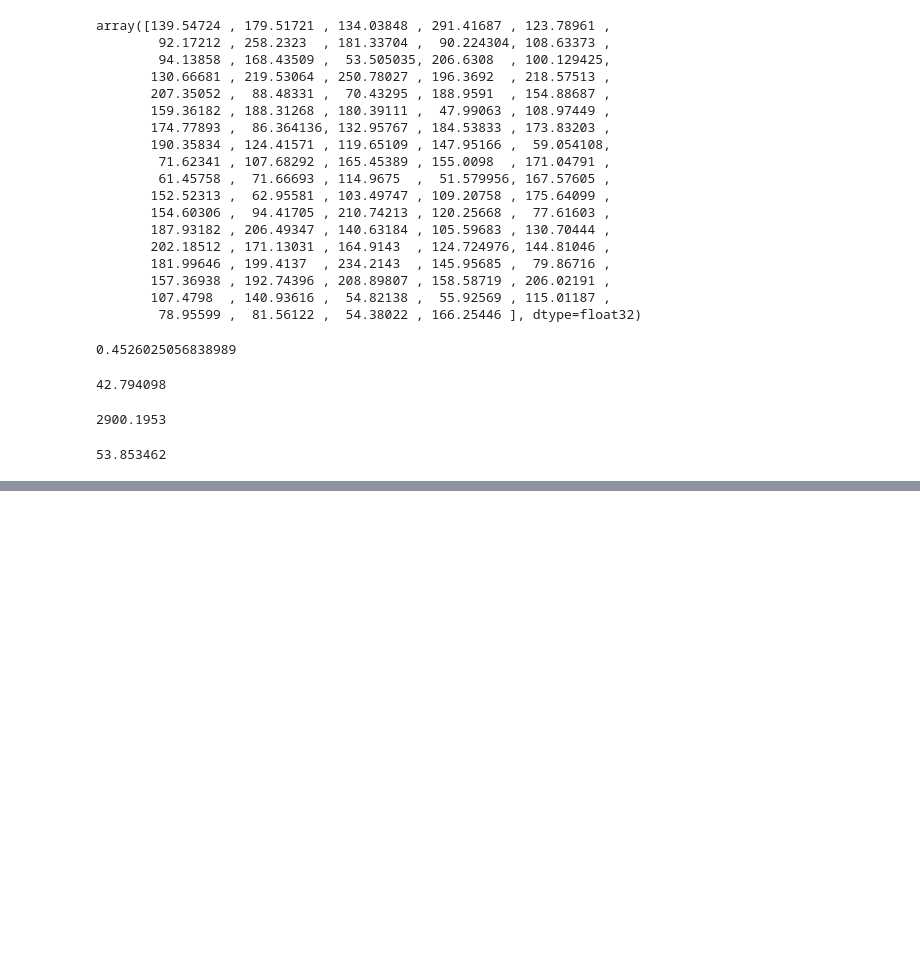
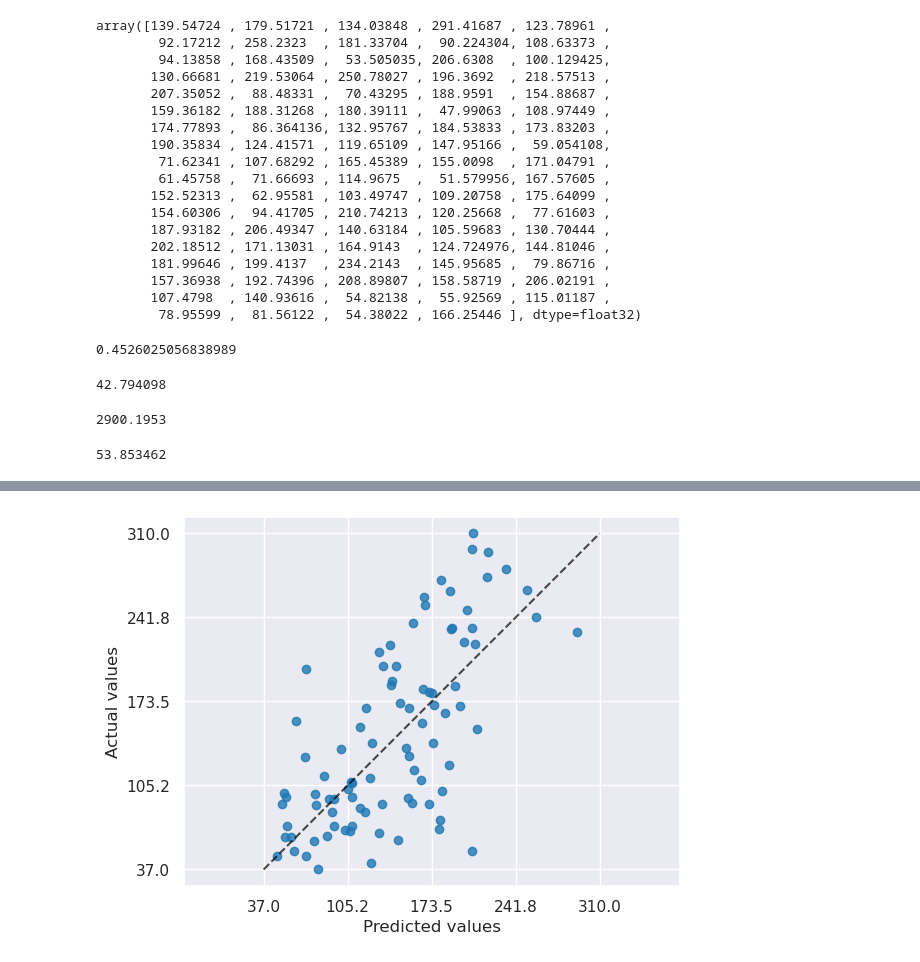
Before and after one commit to PauloViniciusR/Modelos_regressao, a Jupyter notebook: notebooks/02_regressao_linear.ipynb, the cells around one changed output, grey strips where cells are left out. Saved outputs shown, nothing was run; the diff lists cells and outputs as text; code cells hidden in the pictures; blank space fills up the shorter version.

```diff
--- a/notebooks/02_regressao_linear.ipynb
+++ b/notebooks/02_regressao_linear.ipynb
@@ -304,0 +302,8 @@ root_mean_squared_error(y_test, y_pred)
+# %%
+PredictionErrorDisplay.from_predictions(
+    y_true=y_test,
+    y_pred=y_pred,
+    kind='actual_vs_predicted',
+);
+# %% [output]
+[figure, added]
```
Also changed, not shown: parts of 5 cells of this notebook, 1 other file.
